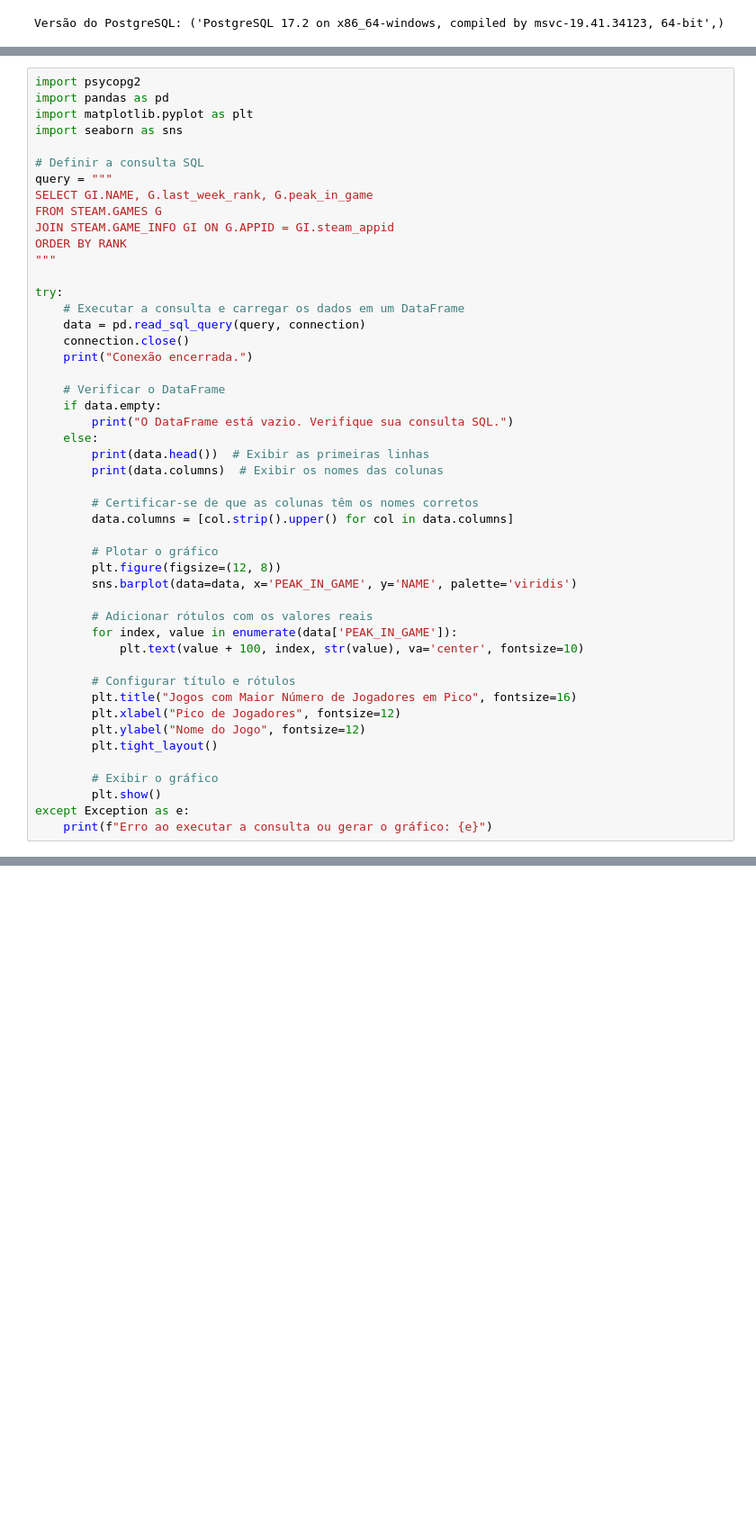
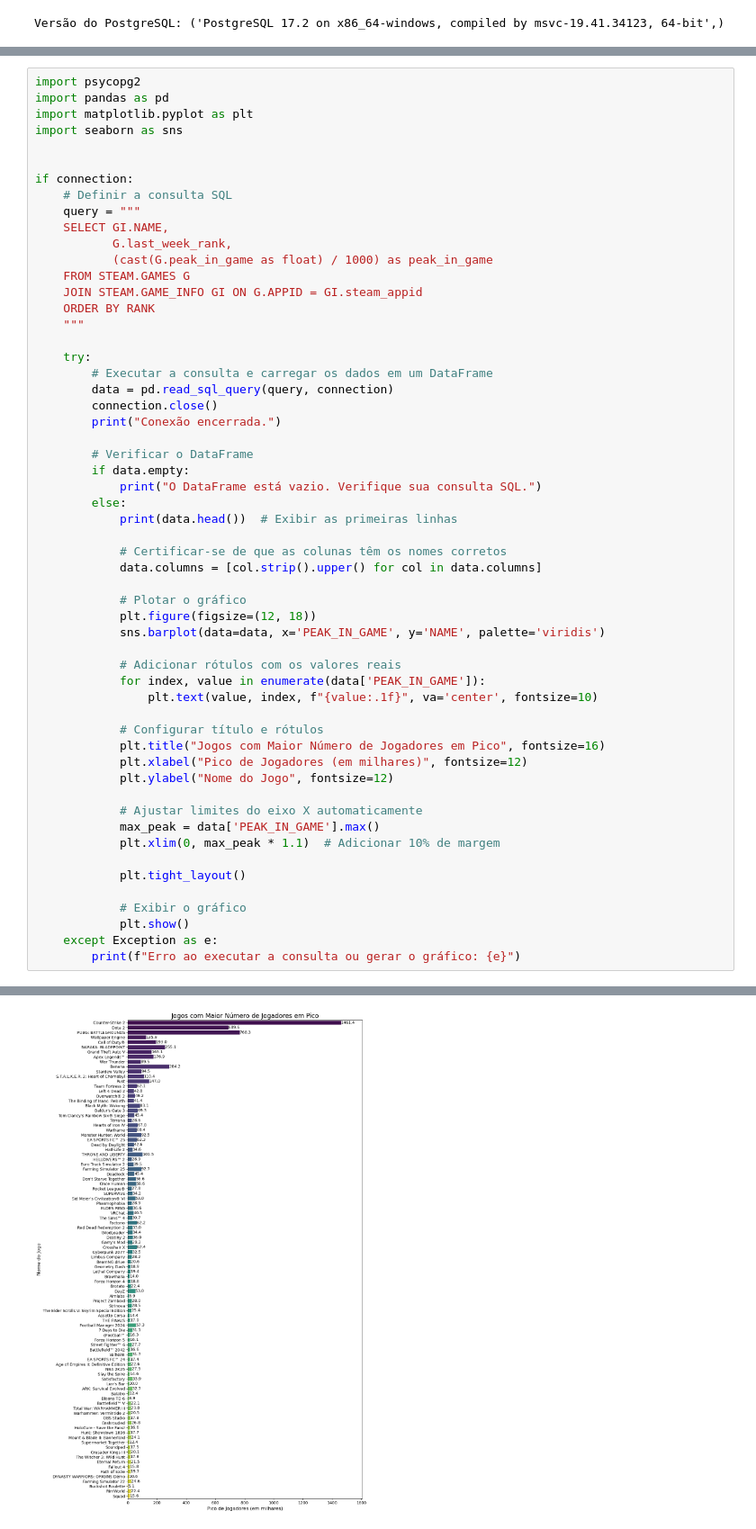
Before and after one commit to guilhermedott/data-science-project, a Jupyter notebook: estatisticas Jogos.ipynb, the cells around one changed output, grey strips where cells are left out. Shown: that part at 90% size. Drawn from its saved outputs; the diff is of its cells as text; blank space fills up the shorter version.

Commit message:
adicionado tabela de quantidade de jogadores

```diff
--- a/estatisticas Jogos.ipynb
+++ b/estatisticas Jogos.ipynb
@@ -77,45 +77,54 @@ import pandas as pd
 import matplotlib.pyplot as plt
 import seaborn as sns
 
-# Definir a consulta SQL
-query = """
-SELECT GI.NAME, G.last_week_rank, G.peak_in_game
-FROM STEAM.GAMES G
-JOIN STEAM.GAME_INFO GI ON G.APPID = GI.steam_appid
-ORDER BY RANK
-"""
 
-try:
-    # Executar a consulta e carregar os dados em um DataFrame
-    data = pd.read_sql_query(query, connection)
-    connection.close()
-    print("Conexão encerrada.")
+if connection:
+    # Definir a consulta SQL
+    query = """
+    SELECT GI.NAME,
+           G.last_week_rank,
+           (cast(G.peak_in_game as float) / 1000) as peak_in_game
+    FROM STEAM.GAMES G
+    JOIN STEAM.GAME_INFO GI ON G.APPID = GI.steam_appid
+    ORDER BY RANK
+    """
 
-    # Verificar o DataFrame
-    if data.empty:
-        print("O DataFrame está vazio. Verifique sua consulta SQL.")
-    else:
-        print(data.head())  # Exibir as primeiras linhas
-        print(data.columns)  # Exibir os nomes das colunas
+    try:
+        # Executar a consulta e carregar os dados em um DataFrame
+        data = pd.read_sql_query(query, connection)
+        connection.close()
+        print("Conexão encerrada.")
 
-        # Certificar-se de que as colunas têm os nomes corretos
-        data.columns = [col.strip().upper() for col in data.columns]
+        # Verificar o DataFrame
+        if data.empty:
+            print("O DataFrame está vazio. Verifique sua consulta SQL.")
+        else:
+            print(data.head())  # Exibir as primeiras linhas
 
-        # Plotar o gráfico
-        plt.figure(figsize=(12, 8))
-        sns.barplot(data=data, x='PEAK_IN_GAME', y='NAME', palette='viridis')
+            # Certificar-se de que as colunas têm os nomes corretos
+            data.columns = [col.strip().upper() for col in data.columns]
 
-        # Adicionar rótulos com os valores reais
-        for index, value in enumerate(data['PEAK_IN_GAME']):
-            plt.text(value + 100, index, str(value), va='center', fontsize=10)
+            # Plotar o gráfico
+            plt.figure(figsize=(12, 18))
+            sns.barplot(data=data, x='PEAK_IN_GAME', y='NAME', palette='viridis')
 
-        # Configurar título e rótulos
-        plt.title("Jogos com Maior Número de Jogadores em Pico", fontsize=16)
-        plt.xlabel("Pico de Jogadores", fontsize=12)
-        plt.ylabel("Nome do Jogo", fontsize=12)
-        plt.tight_layout()
+            # Adicionar rótulos com os valores reais
+            for index, value in enumerate(data['PEAK_IN_GAME']):
+                plt.text(value, index, f"{value:.1f}", va='center', fontsize=10)
 
-        # Exibir o gráfico
-        plt.show()
-except Exception as e:
-    print(f"Erro ao executar a consulta ou gerar o gráfico: {e}")
+            # Configurar título e rótulos
+            plt.title("Jogos com Maior Número de Jogadores em Pico", fontsize=16)
+            plt.xlabel("Pico de Jogadores (em milhares)", fontsize=12)
+            plt.ylabel("Nome do Jogo", fontsize=12)
+
+            # Ajustar limites do eixo X automaticamente
+            max_peak = data['PEAK_IN_GAME'].max()
+            plt.xlim(0, max_peak * 1.1)  # Adicionar 10% de margem
+
+            plt.tight_layout()
+
+            # Exibir o gráfico
+            plt.show()
+    except Exception as e:
+        print(f"Erro ao executar a consulta ou gerar o gráfico: {e}")
+# %% [output]
@@ -121,0 +141 @@ except Exception as e:
+[figure, added]
```
Also changed, not shown: parts of 2 cells of this notebook.
